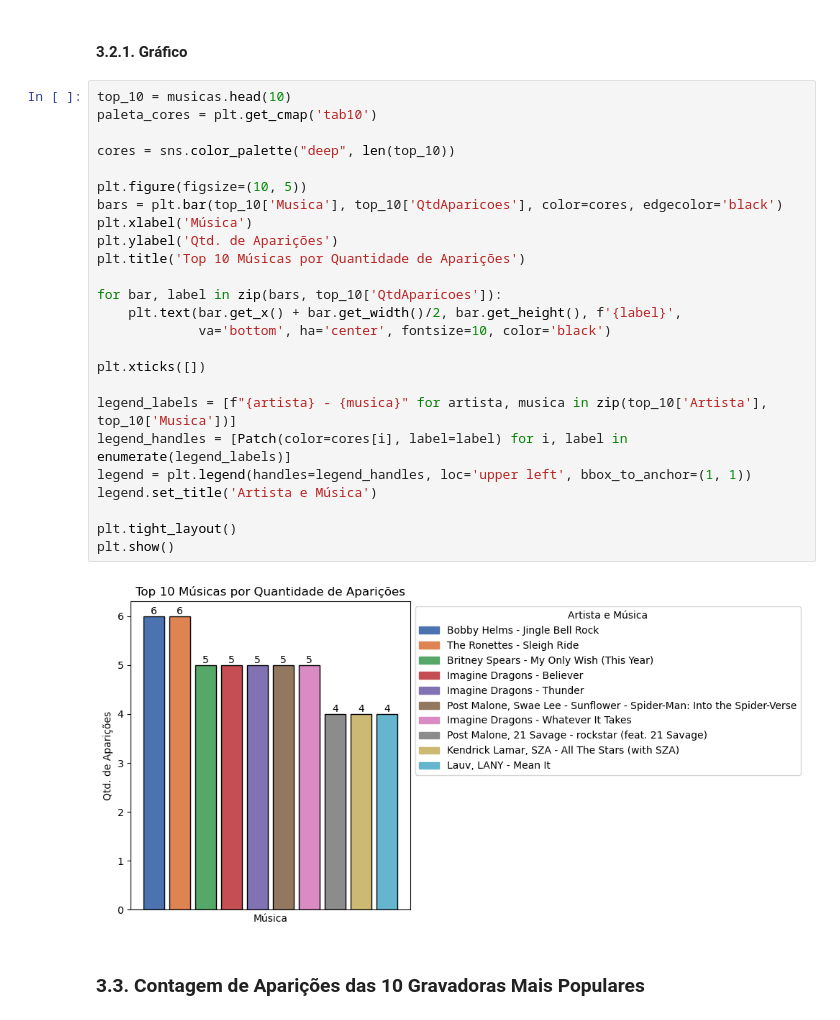
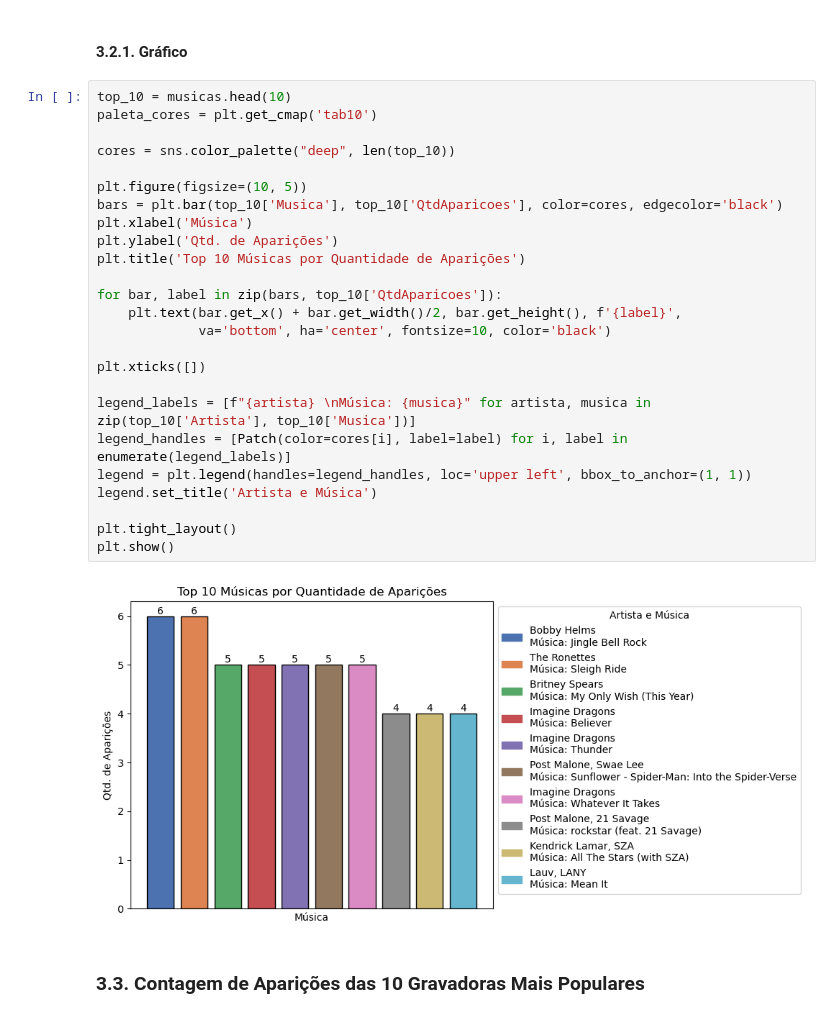
Before and after one commit to EandroC/ExplorandoPrincipaisMusicasDoSpotify, a Jupyter notebook: Analise.ipynb, the cells around one changed output. Drawn from its saved outputs; the diff is of its cells as text.

```diff
--- a/Analise.ipynb
+++ b/Analise.ipynb
@@ -242,30 +242,30 @@ musicas.head(10)
 # %%
 top_10 = musicas.head(10)
 paleta_cores = plt.get_cmap('tab10')
 
 cores = sns.color_palette("deep", len(top_10))
 
 plt.figure(figsize=(10, 5))
 bars = plt.bar(top_10['Musica'], top_10['QtdAparicoes'], color=cores, edgecolor='black')
 plt.xlabel('Música')
 plt.ylabel('Qtd. de Aparições')
 plt.title('Top 10 Músicas por Quantidade de Aparições')
 
 for bar, label in zip(bars, top_10['QtdAparicoes']):
     plt.text(bar.get_x() + bar.get_width()/2, bar.get_height(), f'{label}',
              va='bottom', ha='center', fontsize=10, color='black')
 
 plt.xticks([])
 
-legend_labels = [f"{artista} - {musica}" for artista, musica in zip(top_10['Artista'], top_10['Musica'])]
+legend_labels = [f"{artista} \nMúsica: {musica}" for artista, musica in zip(top_10['Artista'], top_10['Musica'])]
 legend_handles = [Patch(color=cores[i], label=label) for i, label in enumerate(legend_labels)]
 legend = plt.legend(handles=legend_handles, loc='upper left', bbox_to_anchor=(1, 1))
 legend.set_title('Artista e Música')
 
 plt.tight_layout()
 plt.show()
 # %% [output]
-[figure, old version]
+[figure, new version]
 # %% [markdown]
 ###  3\.3\. Contagem de Aparições das 10 Gravadoras Mais Populares
 # %% [markdown]
```
Also changed, not shown: parts of 1 cell of this notebook.
